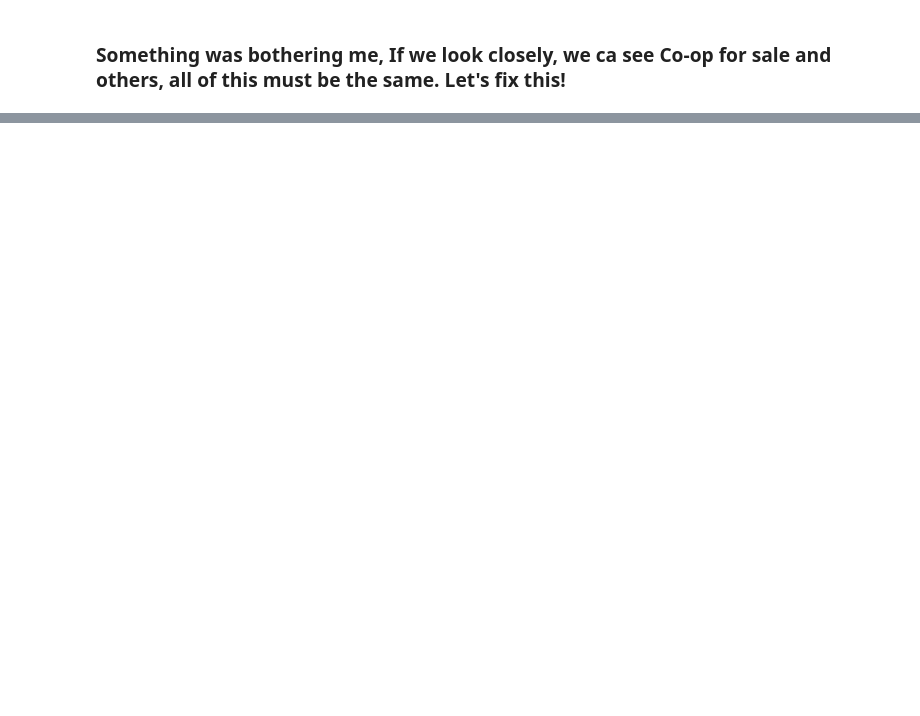
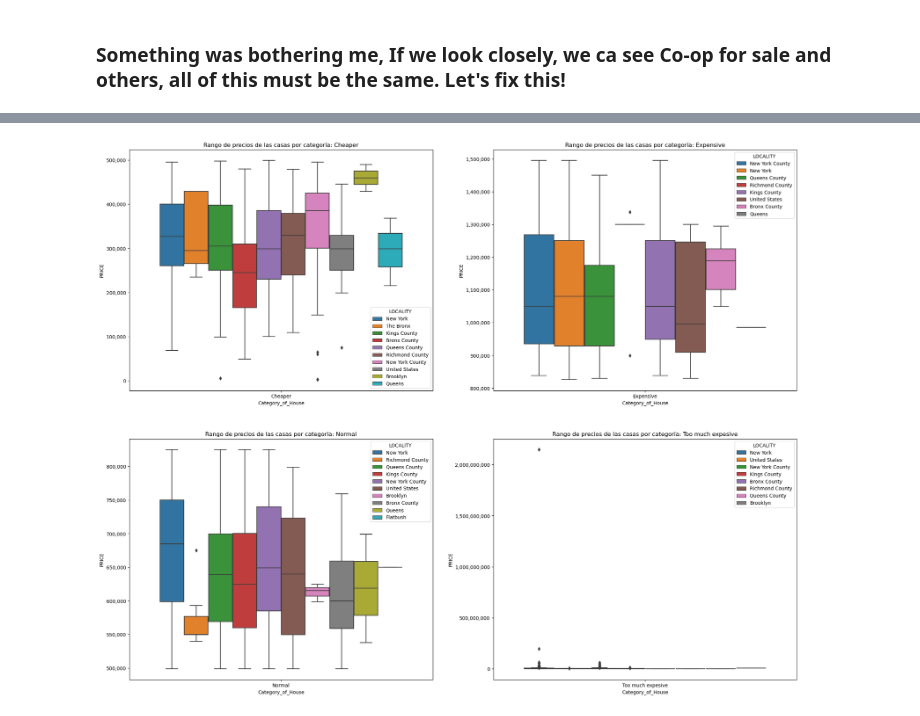
Before and after one commit to RamiroLedezma/EDA_PROJECTS, a Jupyter notebook: NY_housing_market/EDA_NY.ipynb, the cells around one changed output, grey strips where cells are left out. Drawn from its saved outputs; the diff is of its cells as text; code cells hidden in the pictures; blank space fills up the shorter version.

```diff
--- a/NY_housing_market/EDA_NY.ipynb
+++ b/NY_housing_market/EDA_NY.ipynb
@@ -240,0 +256,16 @@ fig.show()
+# %%
+qtiles = df['PRICE'].quantile([0.25, 0.50, 0.75])
+
+def category_house(PRICE):
+    if PRICE < qtiles[0.25]:
+       return 'Cheaper'
+    elif qtiles[0.25] <= PRICE <= qtiles[0.50]:
+        return 'Normal'
+    elif qtiles[0.50] <= PRICE <= qtiles[0.75]:
+        return 'Expensive'
+    else:
+        return 'Too much expesive'
+
+temp_df = df.copy()
+temp_df['Category_of_House'] = temp_df.PRICE.apply(category_house)
+temp_df
@@ -240,0 +286,19 @@ fig.show()
+# %%
+import matplotlib.pyplot as plt
+import seaborn as sns
+
+title = 'Rango de precios de las casas por categoría'
+fig, ax = plt.subplots(2, 2, figsize=(25, 20))
+grouped = temp_df.groupby('Category_of_House')
+
+for i, (category, data) in enumerate(grouped):
+    sns.boxplot(data=data, x='Category_of_House', y='PRICE', ax=ax[i//2, i%2], hue='LOCALITY')
+    ax[i//2, i%2].set_title(f'{title}: {category}')
+
+for ax_row in ax:
+    for ax_col in ax_row:
+        ax_col.get_yaxis().set_major_formatter(plt.FuncFormatter(lambda x, loc: "{:,}".format(int(x))))
+
+plt.show()
+# %% [output]
+[figure, added]
```
Also changed, not shown: parts of 19 cells of this notebook.
